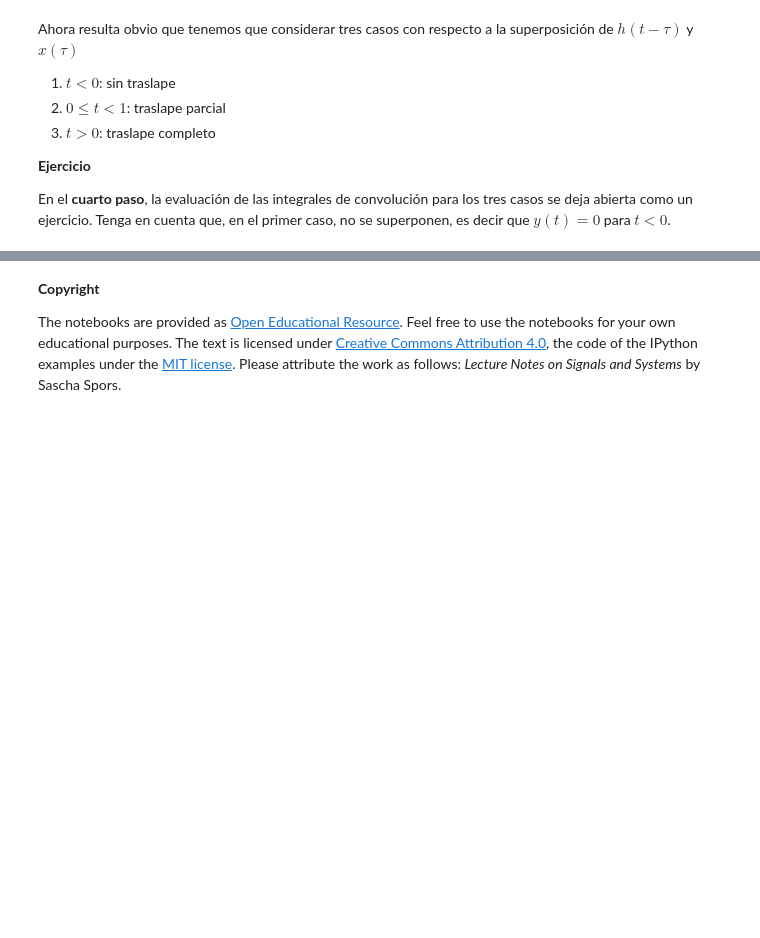
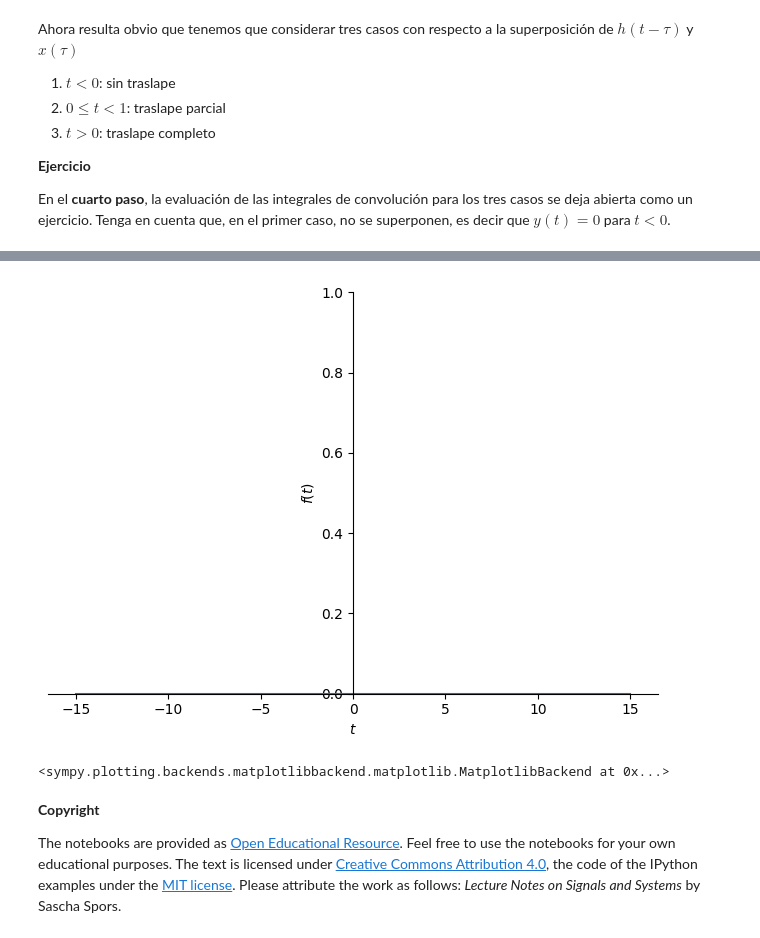
Before and after one commit to juramirezmon/Senales_y_sistemas, a Jupyter notebook: 2_SLIT/1_Convolucion.ipynb, the cells around one changed output, grey strips where cells are left out. Cells and saved outputs as stored; diff of their text form; code cells hidden in the pictures; blank space fills up the shorter version.

```diff
--- a/2_SLIT/1_Convolucion.ipynb
+++ b/2_SLIT/1_Convolucion.ipynb
@@ -149,3 +165,11 @@ En el **cuarto paso**, la evaluación de las integrales de convolución para los
+# %%
+#Para t>1:
+import sympy as sym
+y=sym.integrate(x1*h3,(tau,1,100))
+sym.plot(y,(t,-15,15),ylim=[0,1])
+# %% [output]
+[figure, added]
+<sympy.plotting.backends.matplotlibbackend.matplotlib.MatplotlibBackend at 0x...>
 # %% [markdown]
 **Copyright**
 
```
Also changed, not shown: parts of 6 cells of this notebook.
